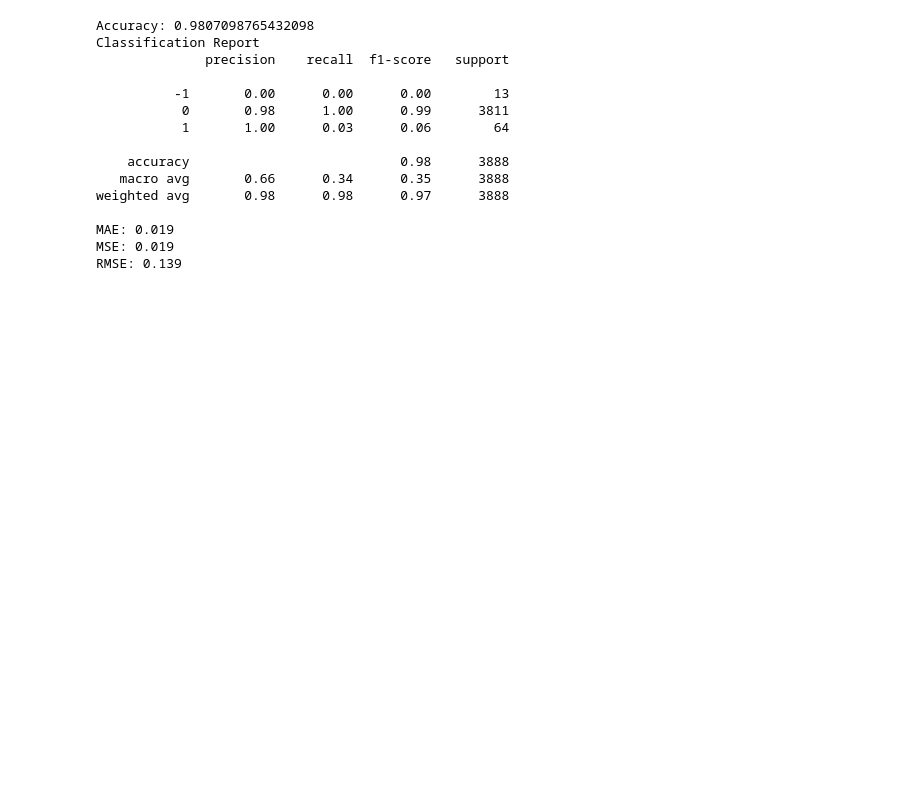
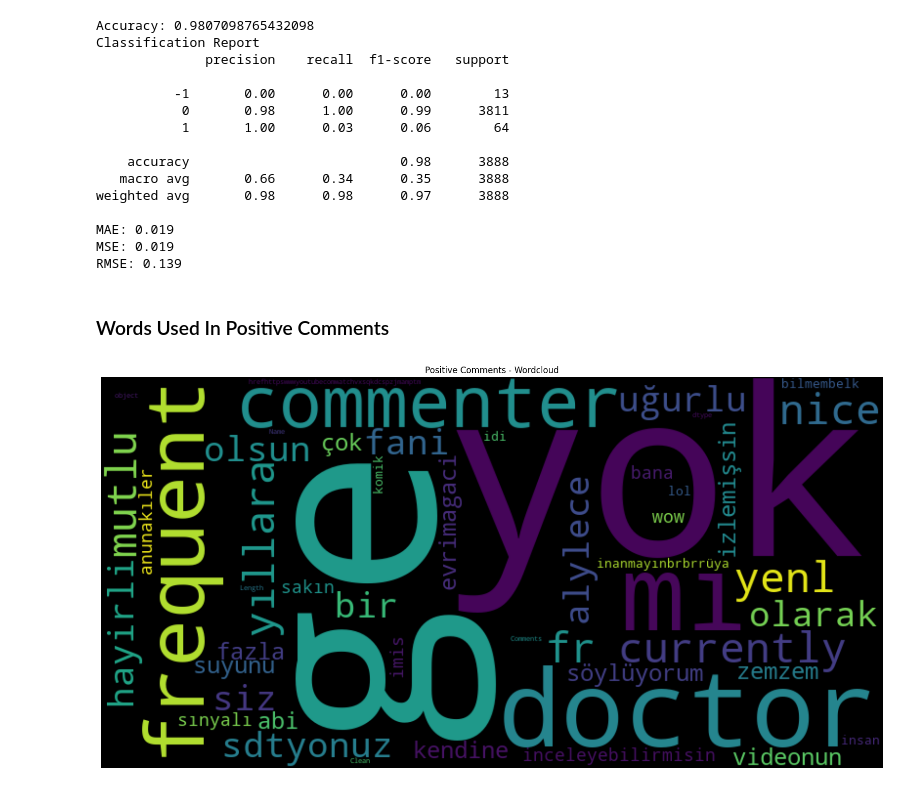
Before and after one commit to SeherKumsar/Final-Project, a Jupyter notebook: Data_analyze.ipynb, the cells around one changed output. Drawn from its saved outputs; the diff is of its cells as text; code cells hidden in the pictures; blank space fills up the shorter version.

Commit message:
added wordcloud

```diff
--- a/Data_analyze.ipynb
+++ b/Data_analyze.ipynb
@@ -1016,3 +1016,20 @@ weighted avg       0.98      0.98      0.97      3888
 MAE: 0.019
 MSE: 0.019
 RMSE: 0.139
+# %% [markdown]
+### Words Used In Positive Comments
+# %%
+from wordcloud import WordCloud
+from wordcloud import STOPWORDS
+
+# Wordcloud with positive tweets
+positive_comments = youtube_comments['Clean Comments'][youtube_comments['Sentiment'] == 1]
+stop_words = list(STOPWORDS)
+positive_wordcloud = WordCloud(width=800, height=400, background_color="black", stopwords = stop_words).generate(str(positive_comments))
+plt.figure(figsize=[20,10])
+plt.title("Positive Comments - Wordcloud")
+plt.imshow(positive_wordcloud, interpolation="bilinear")
+plt.axis("off")
+plt.show()
+# %% [output]
+[figure, added]
```
Also changed, not shown: parts of 6 cells of this notebook.
